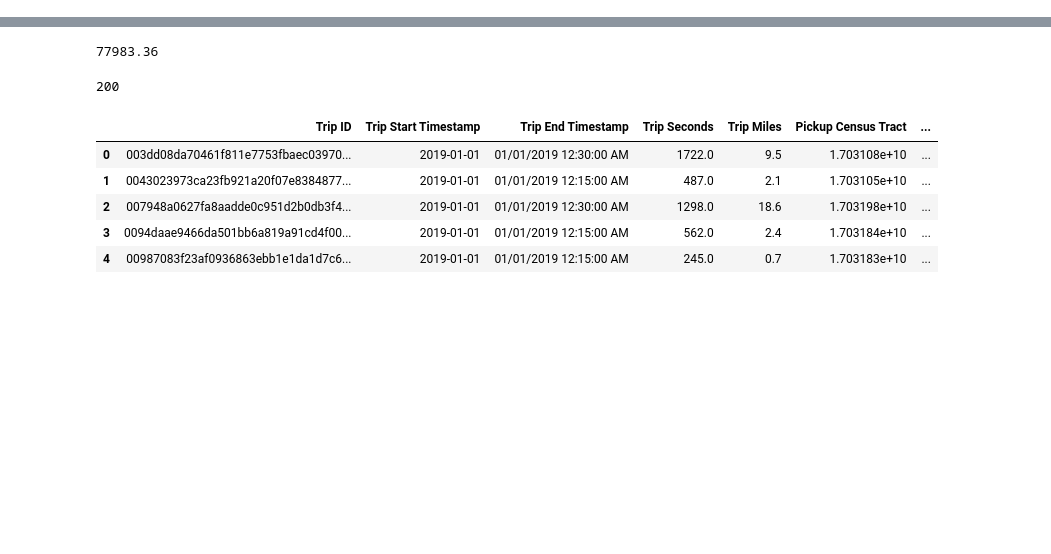
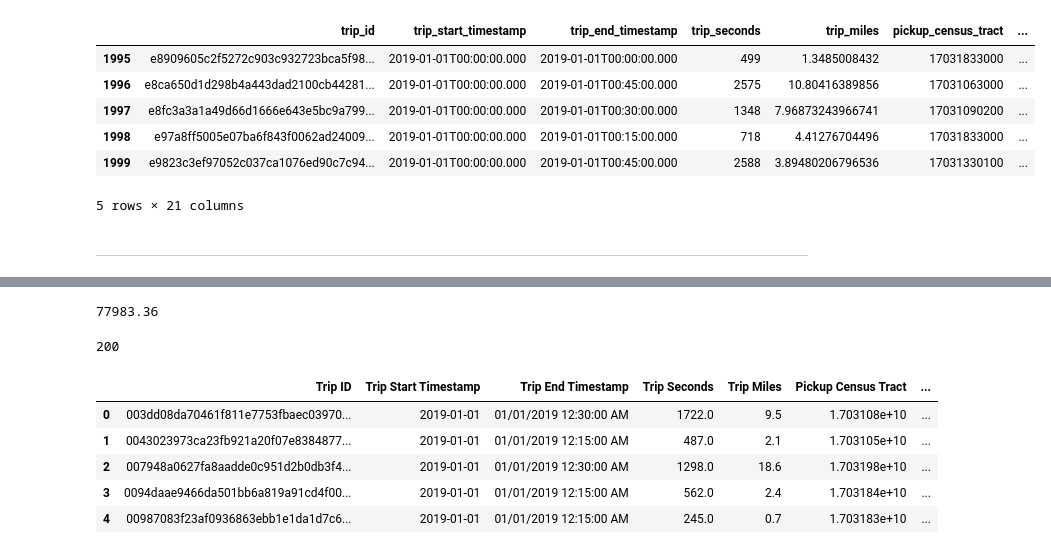
Before and after one commit to morden35/ridesharing_ml, a Jupyter notebook: divide_rides_file.ipynb, the cells around one changed output, grey strips where cells are left out. Saved outputs shown, nothing was run; the diff lists cells and outputs as text; code cells hidden in the pictures; blank space fills up the shorter version.

```diff
--- a/divide_rides_file.ipynb
+++ b/divide_rides_file.ipynb
@@ -2,0 +80,12 @@ import pandas as pd
+# %%
+results_df.tail()
+# %% [output]
+|  | trip_id | trip_start_timestamp | trip_end_timestamp | trip_seconds | trip_miles | pickup_census_tract | ... |
+| 1995 | e8909605c2f5272c903c932723bca5f98... | 2019-01-01T00:00:00.000 | 2019-01-01T00:00:00.000 | 499 | 1.3485008432 | 17031833000 | ... |
+| 1996 | e8ca650d1d298b4a443dad2100cb44281... | 2019-01-01T00:00:00.000 | 2019-01-01T00:45:00.000 | 2575 | 10.80416389856 | 17031063000 | ... |
+| 1997 | e8fc3a3a1a49d66d1666e643e5bc9a799... | 2019-01-01T00:00:00.000 | 2019-01-01T00:30:00.000 | 1348 | 7.96873243966741 | 17031090200 | ... |
+| 1998 | e97a8ff5005e07ba6f843f0062ad24009... | 2019-01-01T00:00:00.000 | 2019-01-01T00:15:00.000 | 718 | 4.41276704496 | 17031833000 | ... |
+| 1999 | e9823c3ef97052c037ca1076ed90c7c94... | 2019-01-01T00:00:00.000 | 2019-01-01T00:45:00.000 | 2588 | 3.89480206796536 | 17031330100 | ... |
+5 rows × 21 columns
+# %% [markdown]
+___
```
Also changed, not shown: parts of 21 cells of this notebook, 1 other file.
